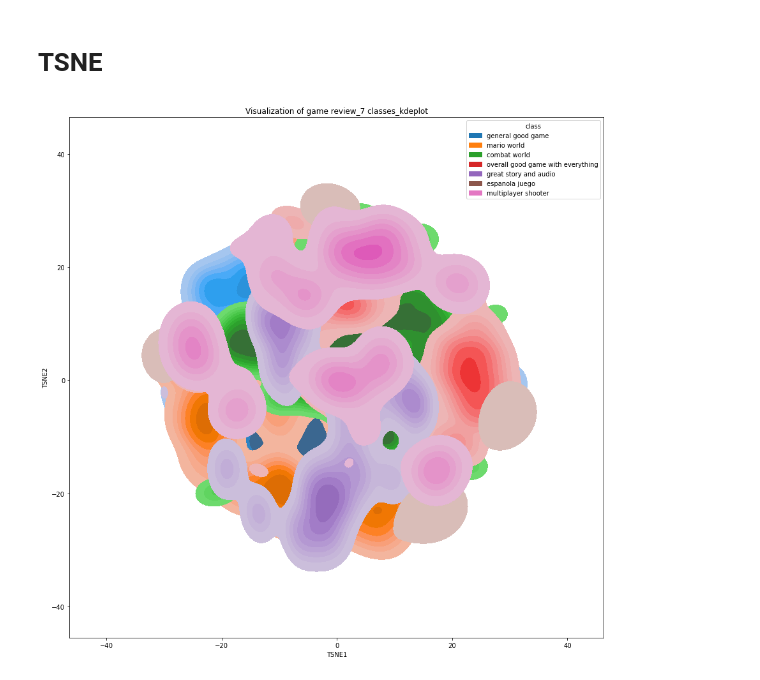
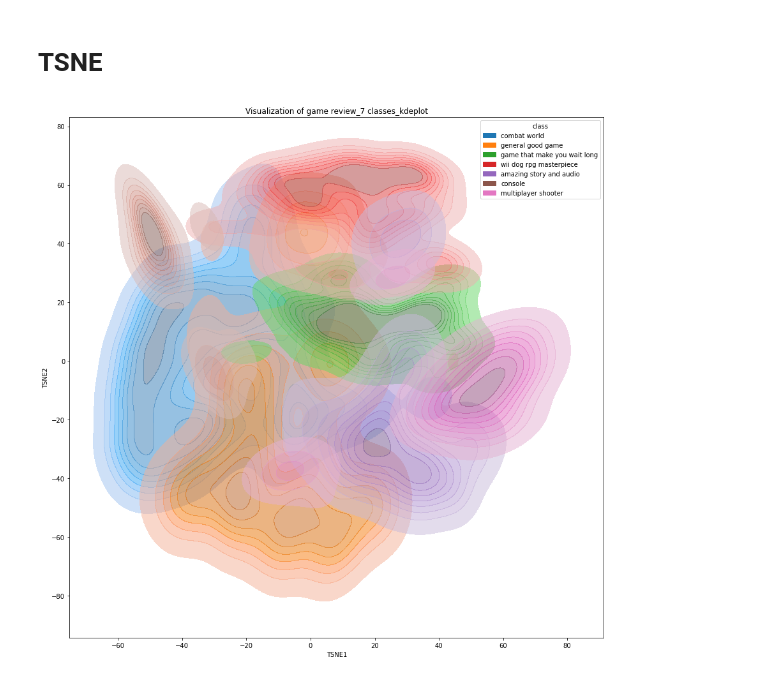
Before and after one commit to vivyhasadream/Game_Recommender_System_W_Sentimental_Analyzer, a Jupyter notebook: 2_EDA_NLP.ipynb, the cells around one changed output. Drawn from its saved outputs; the diff is of its cells as text; code cells hidden in the pictures.

Commit message:
update processed files

```diff
--- a/2_EDA_NLP.ipynb
+++ b/2_EDA_NLP.ipynb
@@ -231,0 +230,10 @@ Name: Userscore, dtype: float64
+# %%
+sample_size = int(df.shape[0]*0.05)  # 5% of origin
+print(f'sample size {sample_size}')
+
+df_sub = df.sample(sample_size,random_state=2333)
+
+start = time.time()
+df_sub['Comment'] = df_sub['Comment'].apply(process_text, min_length = 10)
+end = time.time()
+print(f'{end-start} seconds slipped.')
@@ -316,7 +343,7 @@ dtype: float64
 # after proprocess, there will be empty comment
 # due to min_length
 
-df_new = df[df['Comment'] != '']
+df_new = df_sub[df_sub['Comment'] != '']
 # %%
 corpus = df_new['Comment']
 vectorizer = TfidfVectorizer()
@@ -432,6 +454,6 @@ topic_word_plot()
 # %%
-topic_name_dict = {0: 'general good game', 1: 'mario world', 2: 'great story and audio',
-                   3: 'multiplayer shooter', 4: 'combat world', 5:'espanola juego', 6:'overall good game with everything'}
+topic_name_dict = {0: 'general good game', 1: 'wii dog rpg masterpiece', 2: 'amazing story and audio',
+                   3: 'multiplayer shooter', 4: 'combat world', 5:'console', 6:'game that make you wait long'}
 # %% [markdown]
 # TSNE
 # %%
@@ -443,8 +465,8 @@ tsne_trans['class'] = np.argmax(H, axis = 1)
 tsne_trans['class'] = tsne_trans['class'].replace(topic_name_dict)
 # %%
 plt.figure(figsize=(15,15))
-sns.kdeplot(x = 'TSNE1', y = 'TSNE2', hue = 'class', data = tsne_trans, palette = 'tab10', fill=True)
+sns.kdeplot(x = 'TSNE1', y = 'TSNE2', hue = 'class', data = tsne_trans, palette = 'tab10', fill=True, alpha=.5)
 plt.title('Visualization of game review_7 classes_kdeplot')
 plt.show()
 # %% [output]
-[figure, old version]
+[figure, new version]
```
Also changed, not shown: parts of 35 cells of this notebook, 6 other files.
